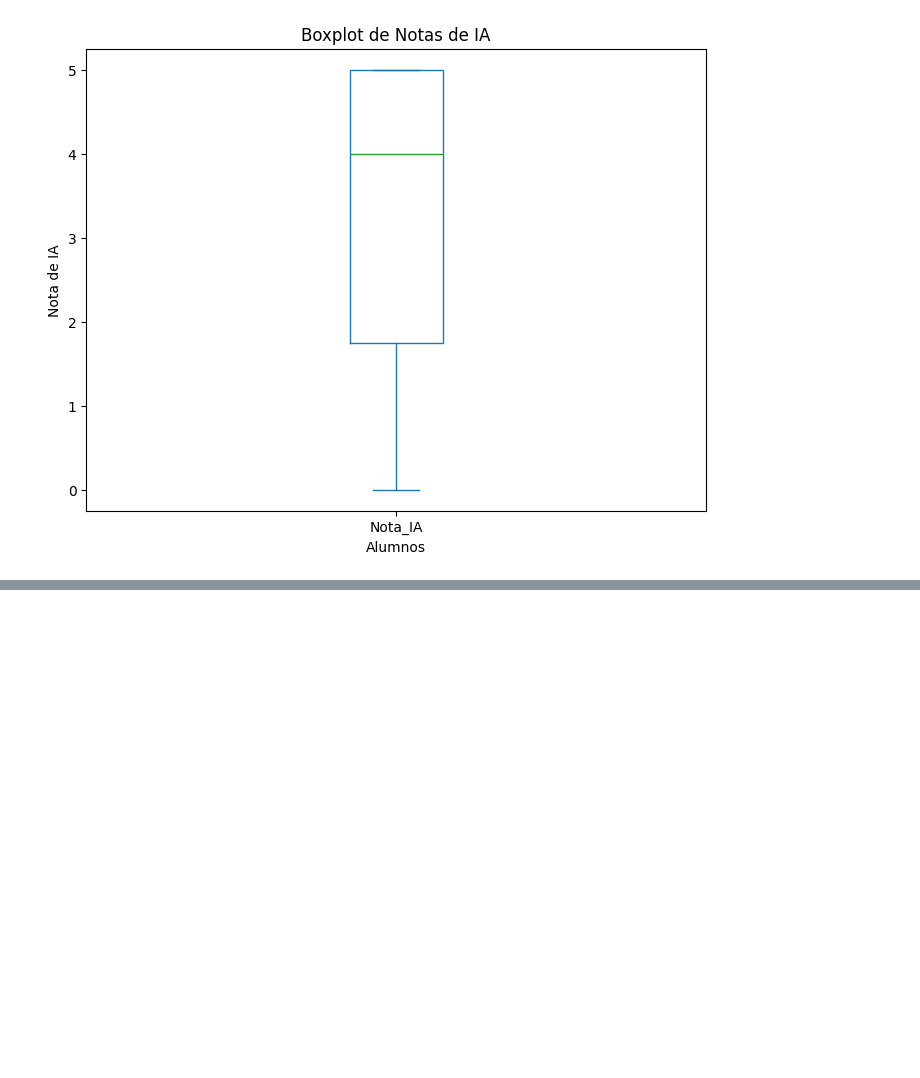
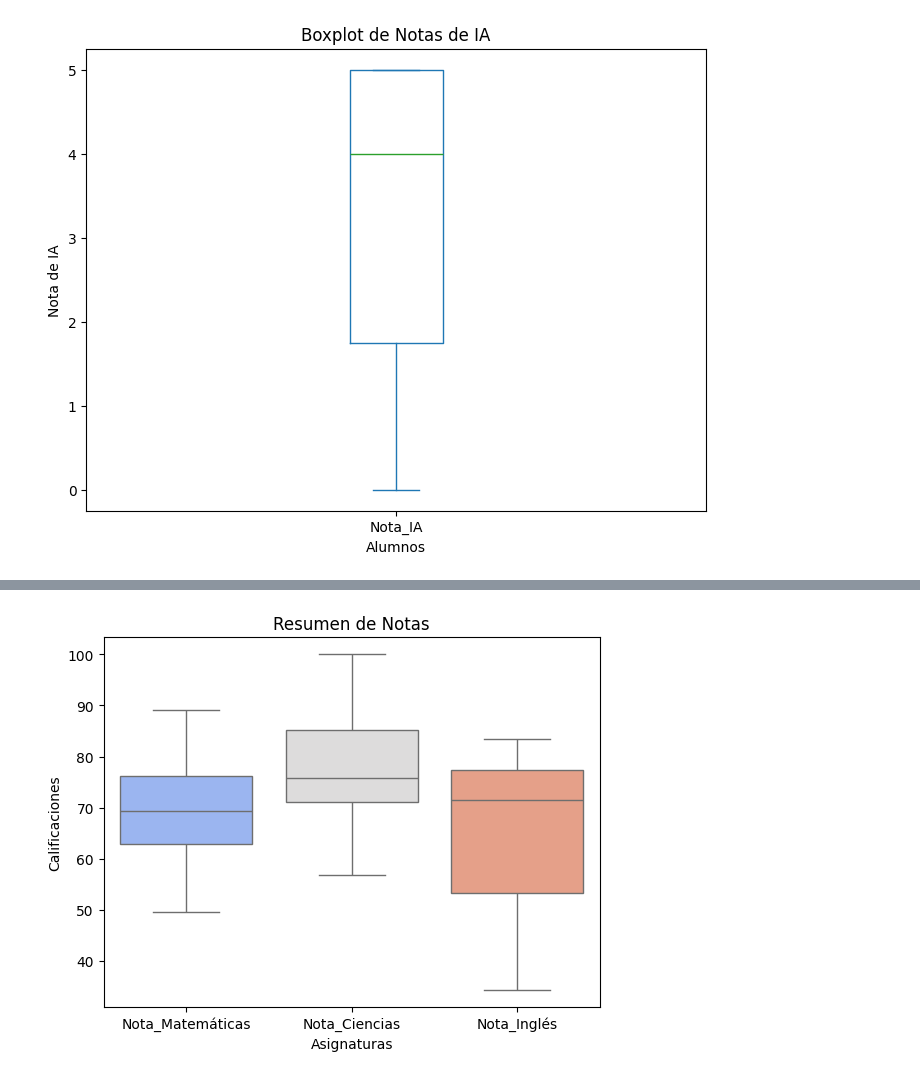
Before and after one commit to wilszon/Clase-Inteligencia-Artificial, a Jupyter notebook: EDA.ipynb, the cells around one changed output, grey strips where cells are left out. Cells and saved outputs as stored; diff of their text form; code cells hidden in the pictures; blank space fills up the shorter version.

```diff
--- a/EDA.ipynb
+++ b/EDA.ipynb
@@ -362,0 +496,3 @@ plt.show()
+# %%
+df.loc[df.index[9], 'Nota_Ciencias'] = 100
+df.iloc[9]
@@ -362,0 +508,9 @@ plt.show()
+# %%
+# Crear boxplots para las tres asignaturas
+sns.boxplot(data=df[["Nota_Matemáticas", "Nota_Ciencias", "Nota_Inglés"]], palette="coolwarm")
+plt.title("Resumen de Notas")
+plt.xlabel("Asignaturas")
+plt.ylabel("Calificaciones")
+plt.show()
+# %% [output]
+[figure, added]
```
Also changed, not shown: parts of 31 cells of this notebook.
